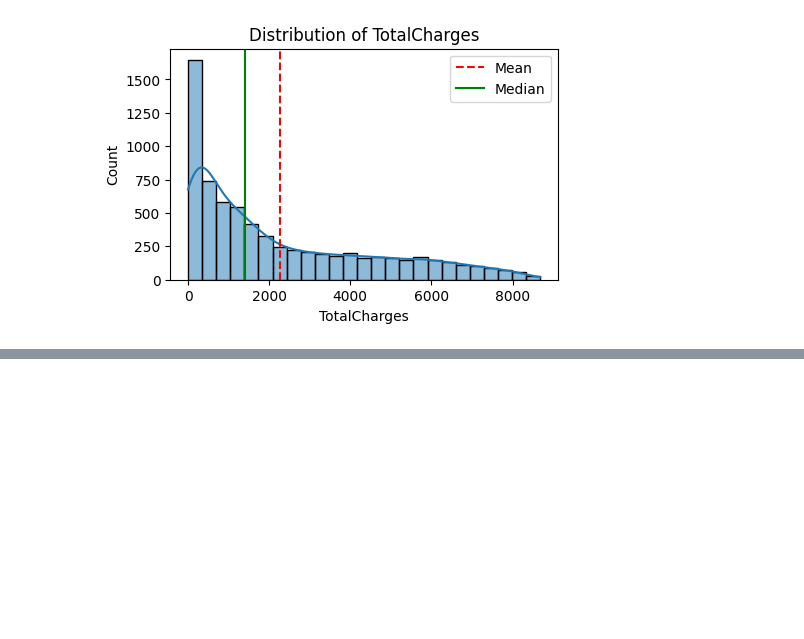
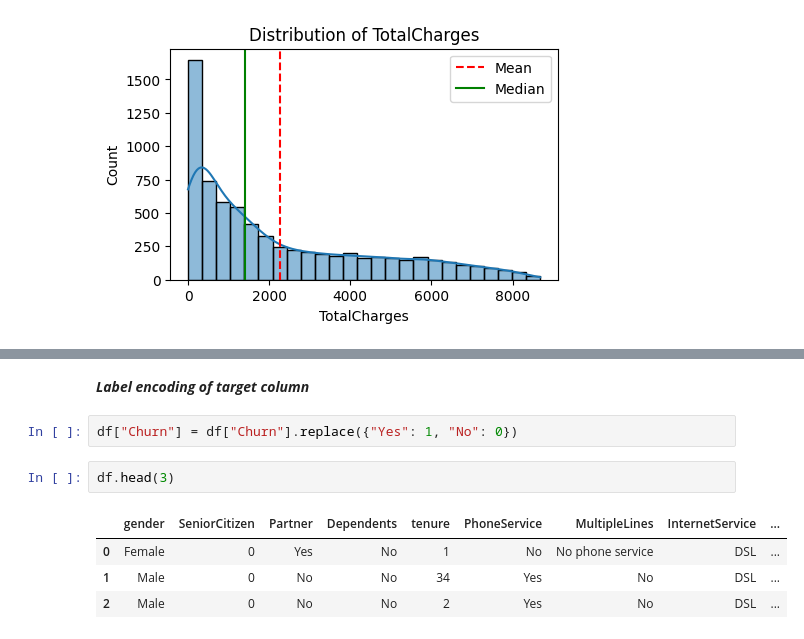
Before and after one commit to AzaamAhmed/ML-Projects, a Jupyter notebook: Customer Churn Prediction/Customer Churn Prediction.ipynb, the cells around one changed output, grey strips where cells are left out. Drawn from its saved outputs; the diff is of its cells as text; blank space fills up the shorter version.

```diff
--- a/Customer Churn Prediction/Customer Churn Prediction.ipynb
+++ b/Customer Churn Prediction/Customer Churn Prediction.ipynb
@@ -298,0 +395,11 @@ plot_histogram(df, "TotalCharges")
+# %% [markdown]
+***Label encoding of target column***
+# %%
+df["Churn"] = df["Churn"].replace({"Yes": 1, "No": 0})
+# %%
+df.head(3)
+# %% [output]
+|  | gender | SeniorCitizen | Partner | Dependents | tenure | PhoneService | MultipleLines | InternetService | ... |
+| 0 | Female | 0 | Yes | No | 1 | No | No phone service | DSL | ... |
+| 1 | Male | 0 | No | No | 34 | Yes | No | DSL | ... |
+| 2 | Male | 0 | No | No | 2 | Yes | No | DSL | ... |
```
Also changed, not shown: parts of 13 cells of this notebook.
